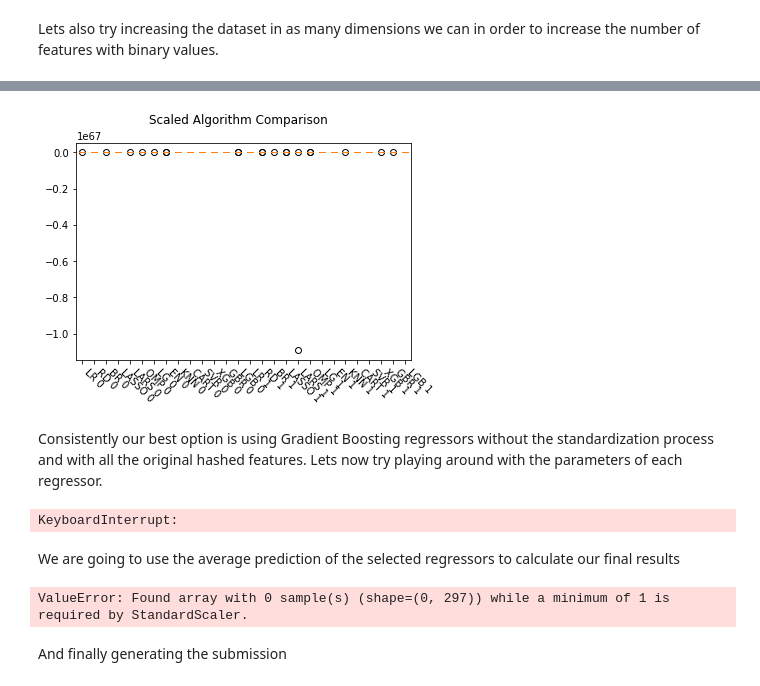
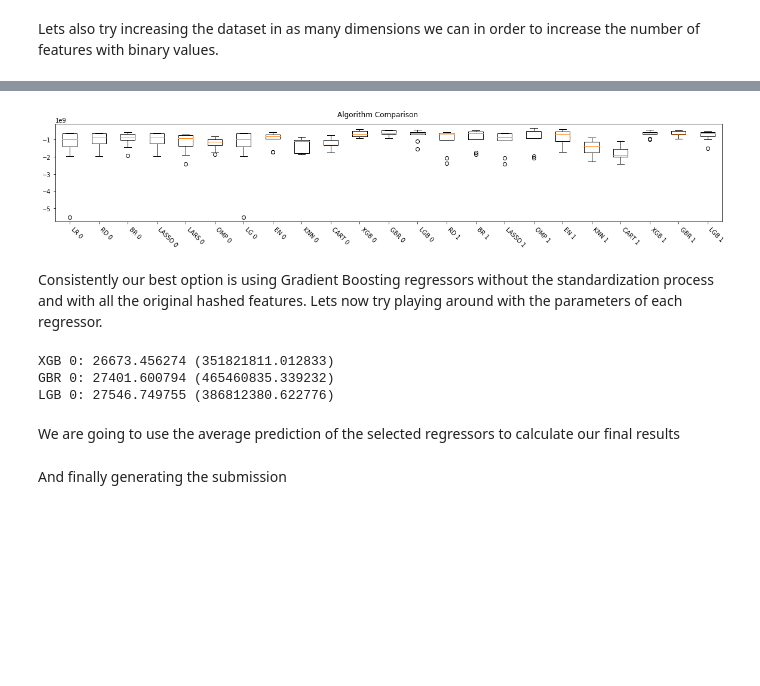
Before and after one commit to pboueke/kaggle-house-prices, a Jupyter notebook: HousePrices.ipynb, the cells around one changed output, grey strips where cells are left out. Cells and saved outputs as stored; diff of their text form; code cells hidden in the pictures; blank space fills up the shorter version.

```diff
--- a/HousePrices.ipynb
+++ b/HousePrices.ipynb
@@ -199,6 +199,10 @@ from sklearn.ensemble import AdaBoostRegressor
 from sklearn.metrics import mean_squared_error
 import xgboost as xgb
 import lightgbm as lgb
+from pylab import rcParams
+rcParams['figure.figsize'] = 5, 10
+plt.rcParams["figure.figsize"] = (20,3)
+warnings.filterwarnings('ignore')
 # %% [markdown]
 Instantiating multiple regressors:
 # %%
@@ -297,8 +301,14 @@ LGB 2: 29593.529433 (418545404.598485)
 # %%
 fig = pyplot.figure()
-fig.suptitle('Scaled Algorithm Comparison')
+fig.suptitle('Algorithm Comparison')
 ax = fig.add_subplot(111)
-pyplot.boxplot(results)
-ax.set_xticklabels(names,rotation = (-45), fontsize = 10, va='top', ha='left')
+bp_data = []
+bp_labels = []
+for i,name in enumerate(names):
+    if name not in ["LARS 2", "LR 2", "LG 2"]:
+        bp_data.append(results[i])
+        bp_labels.append(names[i])
+pyplot.boxplot(bp_data)
+ax.set_xticklabels(bp_labels,rotation = (-45), fontsize = 10, va='top', ha='left')
 pyplot.show()
 # %% [output]
@@ -341,30 +351,36 @@ LGB 1: 29101.301790 (411882587.010439)
 # %%
 fig = pyplot.figure()
-fig.suptitle('Scaled Algorithm Comparison')
+fig.suptitle('Algorithm Comparison')
 ax = fig.add_subplot(111)
-pyplot.boxplot(results)
-ax.set_xticklabels(names,rotation = (-45), fontsize = 10, va='top', ha='left')
+bp_data = []
+bp_labels = []
+for i,name in enumerate(names):
+    if name not in ["LARS 1", "LR 1", "LG 1", "SVR 1", "SVR 0"]:
+        bp_data.append(results[i])
+        bp_labels.append(names[i])
+pyplot.boxplot(bp_data)
+ax.set_xticklabels(bp_labels,rotation = (-45), fontsize = 10, va='top', ha='left')
 pyplot.show()
 # %% [output]
-[figure, old version]
+[figure, new version]
 # %% [markdown]
 Consistently our best option is using Gradient Boosting regressors without the standardization process and with all the original hashed features. Lets now try playing around with the parameters of each regressor.
 # %%
 gradient_models = []
 gradient_models.append(['XGB', xgb.XGBRegressor(colsample_bytree=0.7, gamma=0.0,
-                                   learning_rate=0.05, max_depth=6,
+                                   learning_rate=0.025, max_depth=6,
                                    min_child_weight=1.5, n_estimators=7200,
                                    reg_alpha=0.9, reg_lambda=0.6,
-                                   subsample=0.2, silent=1)])
+                                   subsample=0.3, silent=1)])
 gradient_models.append(['GBR', GradientBoostingRegressor(n_estimators=3000, learning_rate=0.05,
                                    max_depth=4, max_features='sqrt',
                                    min_samples_leaf=15, min_samples_split=10,
-                                   loss='huber', random_state =5)])
+                                   loss='huber', random_state =7)])
 gradient_models.append(['LGB', lgb.LGBMRegressor(objective='regression',num_leaves=5,
                                    learning_rate=0.05, n_estimators=720,
                                    max_bin = 55, bagging_fraction = 0.8,
                                    bagging_freq = 5, feature_fraction = 0.2319,
-                                   feature_fraction_seed=9, bagging_seed=9,
+                                   feature_fraction_seed=18, bagging_seed=18,
                                    min_data_in_leaf =6, min_sum_hessian_in_leaf = 11)])
 
 results = []
@@ -374,7 +390,7 @@ rescaled_features = scaler.transform(features_all)
 scaler = StandardScaler().fit(new_features.values)
 rescaled_new_features = scaler.transform(new_features.values)
 
-for i,rescaled in enumerate([features_all, new_features.values, rescaled_features, rescaled_new_features]):
+for i,rescaled in enumerate([features_all]):#, new_features.values, rescaled_features, rescaled_new_features]):
     for name, model in gradient_models:
         kfold = KFold(n_splits=num_folds, random_state=seed)
         res = cross_val_score(model, rescaled, targets, cv=kfold, scoring=metric)
@@ -383,15 +399,18 @@ for i,rescaled in enumerate([features_all, new_features.values, rescaled_feature
         names.append(name + " " + str(i))
         print("%s %s: %f (%f)" % (name, str(i), np.sqrt(-res.mean()), res.std()))
 # %% [output]
-KeyboardInterrupt:
+XGB 0: 26673.456274 (351821811.012833)
+GBR 0: 27401.600794 (465460835.339232)
+LGB 0: 27546.749755 (386812380.622776)
 # %% [markdown]
 We are going to use the average prediction of the selected regressors to calculate our final results
 # %%
-scaler = StandardScaler().fit(new_features.merge(new_test))
-rescaled_features = scaler.transform(new_features.values)
+all_records = new_features.append(new_test)
+scaler = StandardScaler().fit(final_train_set)
+rescaled_features = scaler.transform(new_features)
 rescatled_test = scaler.transform(new_test.values)
 
-x = rescaled_features # choose one
+x = rescaled_features
 y = targets
 predictions = []
 final = []
@@ -400,8 +419,6 @@ for name, model in gradient_models:
     predictions.append(regressor.predict(rescatled_test))
 
 final = [sum([x[i] for x in predictions])/len(predictions) for i in range(len(test))]
-# %% [output]
-ValueError: Found array with 0 sample(s) (shape=(0, 297)) while a minimum of 1 is required by StandardScaler.
 # %% [markdown]
 And finally generating the submission
 # %%
```
Also changed, not shown: parts of 11 cells of this notebook.
